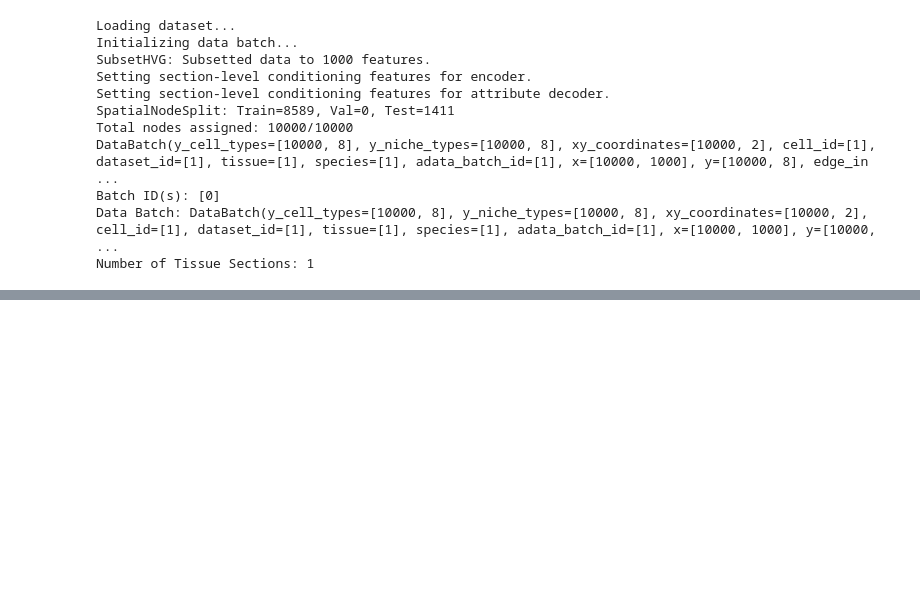
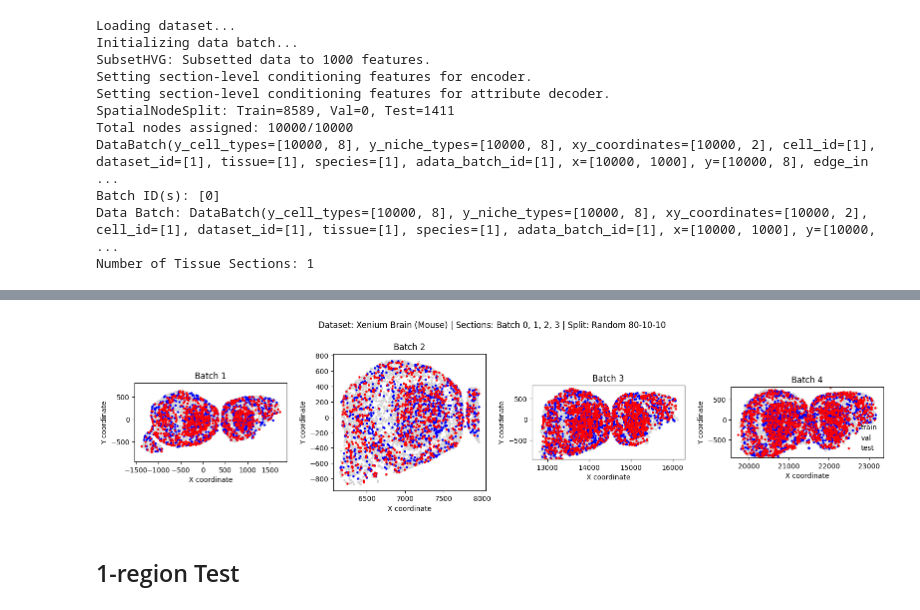
Before and after one commit to Lotfollahi-lab/squint-reproducibility, a Jupyter notebook: analysis/notebooks/train_val_test_splits.ipynb, the cells around one changed output, grey strips where cells are left out. Saved outputs shown, nothing was run; the diff lists cells and outputs as text; code cells hidden in the pictures; blank space fills up the shorter version.

Commit message:
merfish mouse brain 4 batch plot

```diff
--- a/analysis/notebooks/train_val_test_splits.ipynb
+++ b/analysis/notebooks/train_val_test_splits.ipynb
@@ -133,6 +133,8 @@ def multiple_sections_train_val_test_splits(
         height=5,
         width=6,
         title='Spatial Distribution of Train/Validation/Test Splits',
+        xlim=None,
+        ylim=None,
     ):
     colors = {'train': 'lightgrey', 'val': 'blue', 'test': 'red'}
 
@@ -178,8 +180,15 @@ def multiple_sections_train_val_test_splits(
 
         ax.set_title(f'Batch {data_batch.adata_batch_id[i]}')
         ax.set_aspect('equal')
-        ax.set_xlim(x_min, x_max)
-        ax.set_ylim(y_min, y_max)
+        if xlim != -1:
+            if xlim is None:
+                xlim = (x_min, x_max)
+            ax.set_xlim(xlim)
+        if ylim != -1:
+            if ylim is None:
+                ylim = (y_min, y_max)
+            ax.set_ylim(ylim)
+
         ax.set_xlabel("X coordinate")
         ax.set_ylabel("Y coordinate")
 
@@ -594,0 +606,17 @@ multiple_sections_train_val_test_splits(
+# %%
+mmb0_4b_1p_rdn_vqniche_graphsage_file = Path("/lustre/scratch126/cellgen/lotfollahi/am84/VQNiche/reproducibility/config/train_model/mmb0-4b-1p-random-split_vqniche_graphsage.yaml")
+with open(mmb0_4b_1p_rdn_vqniche_graphsage_file, 'r') as f:
+    mmb0_4b_1p_rdn_vqniche_graphsage_cfg = yaml.safe_load(f)
+# %%
+print("Loading dataset...")
+# Initialize dataset blob (this loads the raw data and applies transforms)
+dataset_blob = initialize_dataset_blob(
+    mmb0_4b_1p_rdn_vqniche_graphsage_cfg
+)
+
+print("Initializing data batch...")
+# Initialize data batch (this loads the specific batch/tissue section)
+mmb0_4b_1p_rdn_data_batch = initialize_databatch(
+    config=mmb0_4b_1p_rdn_vqniche_graphsage_cfg,
+    dataset_blob=dataset_blob
+)
@@ -594,0 +642,12 @@ multiple_sections_train_val_test_splits(
+# %%
+multiple_sections_train_val_test_splits(
+    data_batch=mmb0_4b_1p_rdn_data_batch,
+    title='Dataset: Xenium Brain (Mouse) | Sections: Batch 0, 1, 2, 3 | Split: Random 80-10-10',
+    height=4,
+    width=4,
+    xlim=-1
+)
+# %% [output]
+[figure, added]
+# %% [markdown]
+## 1-region Test
```
Also changed, not shown: parts of 13 cells of this notebook, 4 other files.
